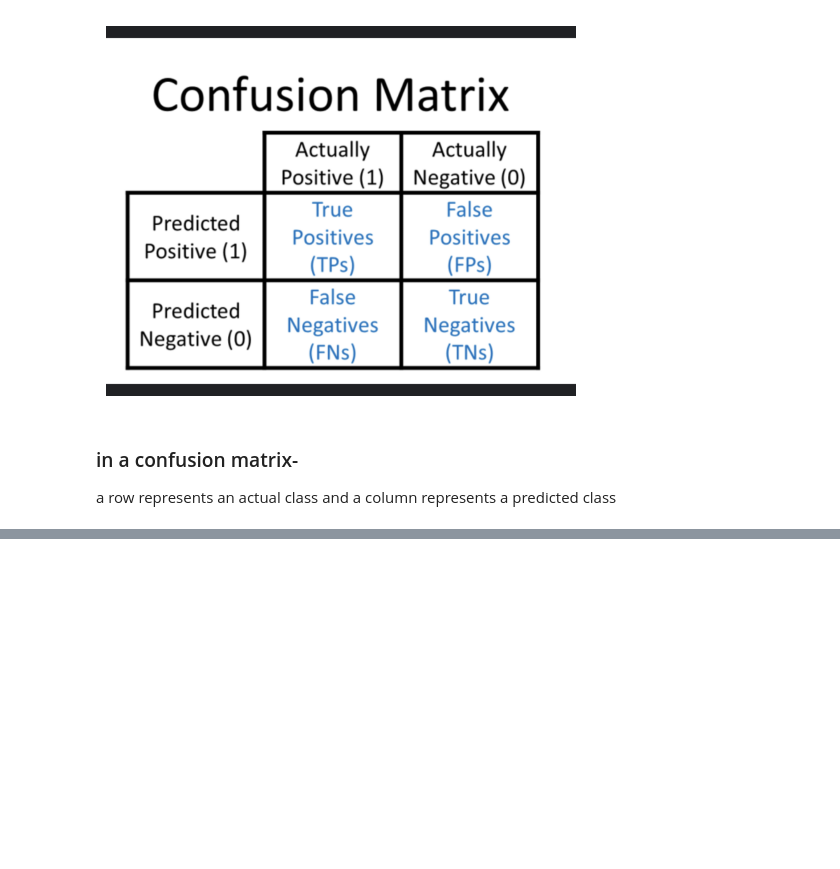
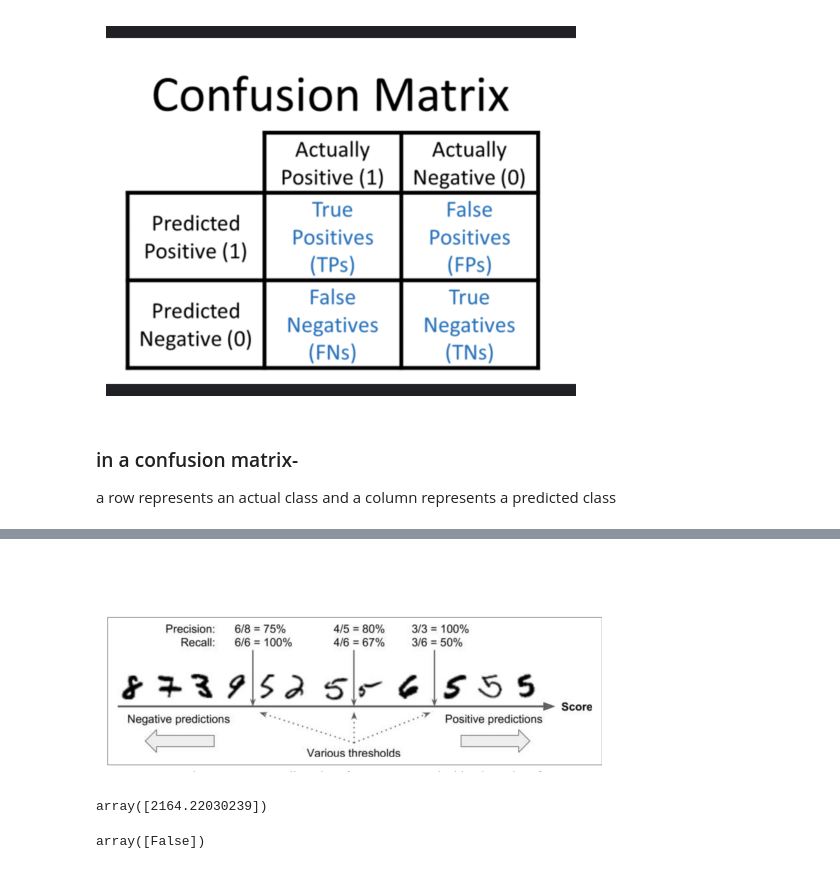
Before and after one commit to abhimanyudalal1/hands-on-ML, a Jupyter notebook: mnist.ipynb, the cells around one changed output, grey strips where cells are left out. Cells and saved outputs as stored; diff of their text form; code cells hidden in the pictures; blank space fills up the shorter version.

```diff
--- a/mnist.ipynb
+++ b/mnist.ipynb
@@ -168,0 +198,9 @@ a row represents an actual class and a column represents a predicted class
+# %%
+imggen('pr_tradeoff.png')
+# %% [output]
+[figure, added]
+# %%
+y_scores=sgd_clf.decision_function([some_digit])
+y_scores
+# %% [output]
+array([2164.22030239])
@@ -168,0 +209,7 @@ a row represents an actual class and a column represents a predicted class
+# %%
+y_predi=(y_scores>threshold)
+y_predi
+#we get false as sgd sets a threshold for classification and recall decreases as we increse the threshold
+#as also the case here recall is 0}
+# %% [output]
+array([False])
```
Also changed, not shown: parts of 36 cells of this notebook, 3 other files.
